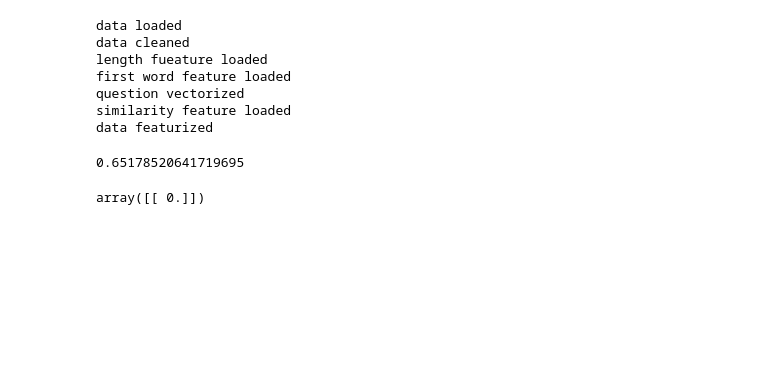
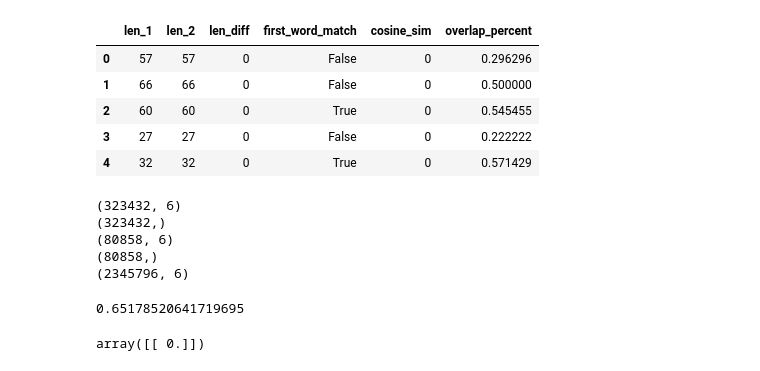
Before and after one commit to seyiqi/ds1003_project, a Jupyter notebook: src/quora_notebook.ipynb, the cells around one changed output. Saved outputs shown, nothing was run; the diff lists cells and outputs as text; code cells hidden in the pictures; blank space fills up the shorter version.

```diff
--- a/src/quora_notebook.ipynb
+++ b/src/quora_notebook.ipynb
@@ -27,13 +28,13 @@ def split_dataset(full_data, train_ratio, validation_ratio, test_ratio):
 
 
 # load dataset
-def load_datasets(load_dir = "../data"):
+def load_datasets(load_dir = "../data/kaggle_competition/", prefix="clean_kaggle_", post_fix=""):
     """
     Function that loads the dataset
     """
-    train_set = pd.read_csv("../data/train.csv")
-    validation_set = pd.read_csv("../data/validation.csv")
-    test_set = pd.read_csv("../data/test.csv")
+    train_set = pd.read_csv(os.path.join(load_dir, "{0}train{1}.csv".format(prefix,post_fix)), keep_default_na=False)
+    validation_set = pd.read_csv(os.path.join(load_dir, "{0}validation{1}.csv".format(prefix,post_fix)), keep_default_na=False)
+    test_set = pd.read_csv(os.path.join(load_dir, "{0}test{1}.csv".format(prefix,post_fix)), keep_default_na=False)
     return train_set, validation_set, test_set
 
 def xy_split(df, label_col="is_duplicate"):
@@ -115,36 +119,0 @@ def feature_engineering(df, top_k_word=500):
-# %%
-# DATA CREATION SCRIPTS
-# full dataset
-full_data = pd.read_csv("../data/questions.csv")
-print("data loaded")
-
-# clean dataset
-clean_df = clean_dataset(full_data)
-print("data cleaned")
-
-# feature engineering
-full_feature_df, clean_feature_df = feature_engineering(clean_df)
-print("data featurized")
-
-# split and save dataset
-train_set, validation_set, test_set = split_dataset(clean_feature_df, 0.8, 0.1, 0.1)
-train_set.to_csv("../data/train.csv", index=False)
-validation_set.to_csv("../data/validation.csv", index=False)
-test_set.to_csv("../data/test.csv", index=False)
-#full_feature_df.to_csv("../data/full_feature_df.csv", index=False)
-
-# load splitted dataset
-# train_set, validation_set, test_set = load_datasets()
-
-# split X, y
-X_train, y_train = xy_split(train_set)
-X_validate, y_validate = xy_split(validation_set)
-X_test, y_test = xy_split(test_set)
-# %% [output]
-data loaded
-data cleaned
-length fueature loaded
-first word feature loaded
-question vectorized
-similarity feature loaded
-data featurized
@@ -151,3 +169,24 @@ data featurized
+# %%
+feature_test.head()
+# %% [output]
+|  | len_1 | len_2 | len_diff | first_word_match | cosine_sim | overlap_percent |
+| 0 | 57 | 57 | 0 | False | 0 | 0.296296 |
+| 1 | 66 | 66 | 0 | False | 0 | 0.500000 |
+| 2 | 60 | 60 | 0 | True | 0 | 0.545455 |
+| 3 | 27 | 27 | 0 | False | 0 | 0.222222 |
+| 4 | 32 | 32 | 0 | True | 0 | 0.571429 |
+# %%
+print X_train.shape
+print y_train.shape
+print X_validate.shape
+print y_validate.shape
+print X_test.shape
+# %% [output]
+(323432, 6)
+(323432,)
+(80858, 6)
+(80858,)
+(2345796, 6)
 # %%
 #mat1 = full_feature_df["vec_q1"].iloc[0]
 #mat2 = full_feature_df["vec_q2"].iloc[0]
```
Also changed, not shown: parts of 14 cells of this notebook, 1 other file.
